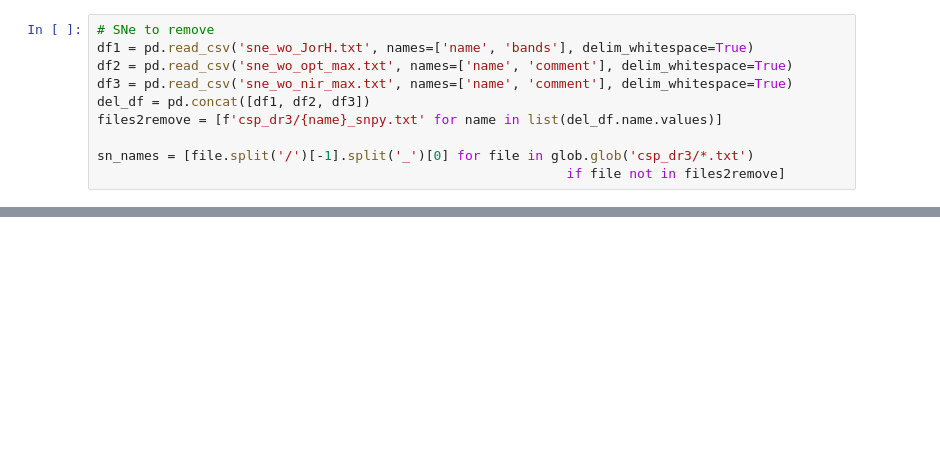
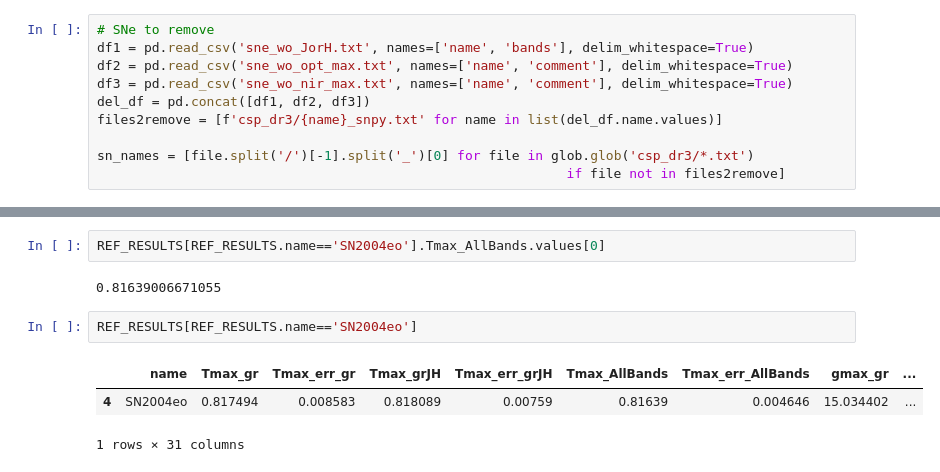
Before and after one commit to HOSTFLOWS/flows_sims, a Jupyter notebook: 3.comparison.ipynb, the cells around one changed output, grey strips where cells are left out. Saved outputs shown, nothing was run; the diff lists cells and outputs as text; blank space fills up the shorter version.

```diff
--- a/3.comparison.ipynb
+++ b/3.comparison.ipynb
@@ -152 +88,11 @@ ax[0].errorbar(bins[:-1]+0.5, delta_bins, err_bins,
+# %%
+REF_RESULTS[REF_RESULTS.name=='SN2004eo'].Tmax_AllBands.values[0]
+# %% [output]
+0.81639006671055
+# %%
+REF_RESULTS[REF_RESULTS.name=='SN2004eo']
+# %% [output]
+|  | name | Tmax_gr | Tmax_err_gr | Tmax_grJH | Tmax_err_grJH | Tmax_AllBands | Tmax_err_AllBands | gmax_gr | ... |
+| 4 | SN2004eo | 0.817494 | 0.008583 | 0.818089 | 0.00759 | 0.81639 | 0.004646 | 15.034402 | ... |
+1 rows × 31 columns
 # %%
```
Also changed, not shown: parts of 19 cells of this notebook.
